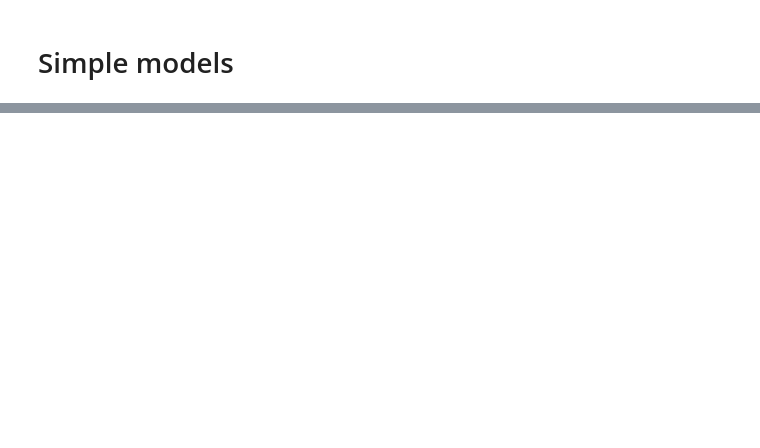
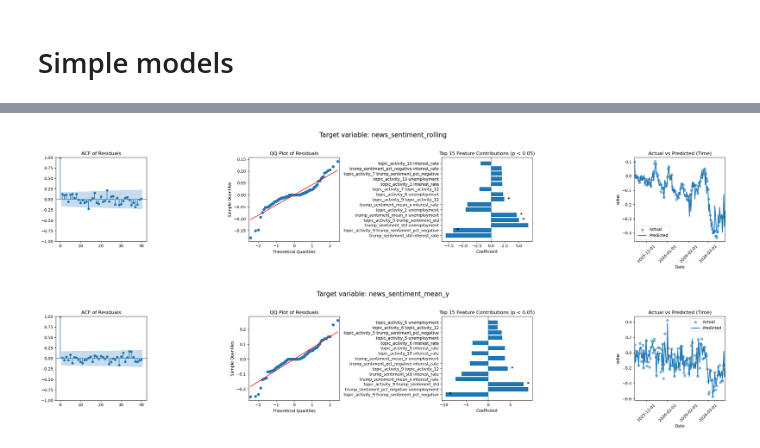
Before and after one commit to Husted42/advanced_business_analytics, a Jupyter notebook: joined_features/anlaysis.ipynb, the cells around one changed output, grey strips where cells are left out. Saved outputs shown, nothing was run; the diff lists cells and outputs as text; code cells hidden in the pictures; blank space fills up the shorter version.

```diff
--- a/joined_features/anlaysis.ipynb
+++ b/joined_features/anlaysis.ipynb
@@ -96,3 +104,8 @@ features = [
 predictors = [
     'news_sentiment_rolling', 'news_sentiment_mean_y'
 ]
+
+split_idx = int(len(df) * 0.9)
+
+train_df = df.iloc[:split_idx].copy()
+test_df  = df.iloc[split_idx:].copy()
@@ -222,0 +294,7 @@ PolynomialFeatures does not accept missing values encoded as NaN natively. For s
+# %%
+for i in range(len(predictors)):
+    model = train_model_ols_second_order(train_df, features, predictors[i])
+    diagnose_model(model, time_data=df["date"], title=("Target variable: " + predictors[i]))
+# %% [output]
+[figure, added]
+[figure, added]
```
Also changed, not shown: parts of 9 cells of this notebook, 3 other files.
